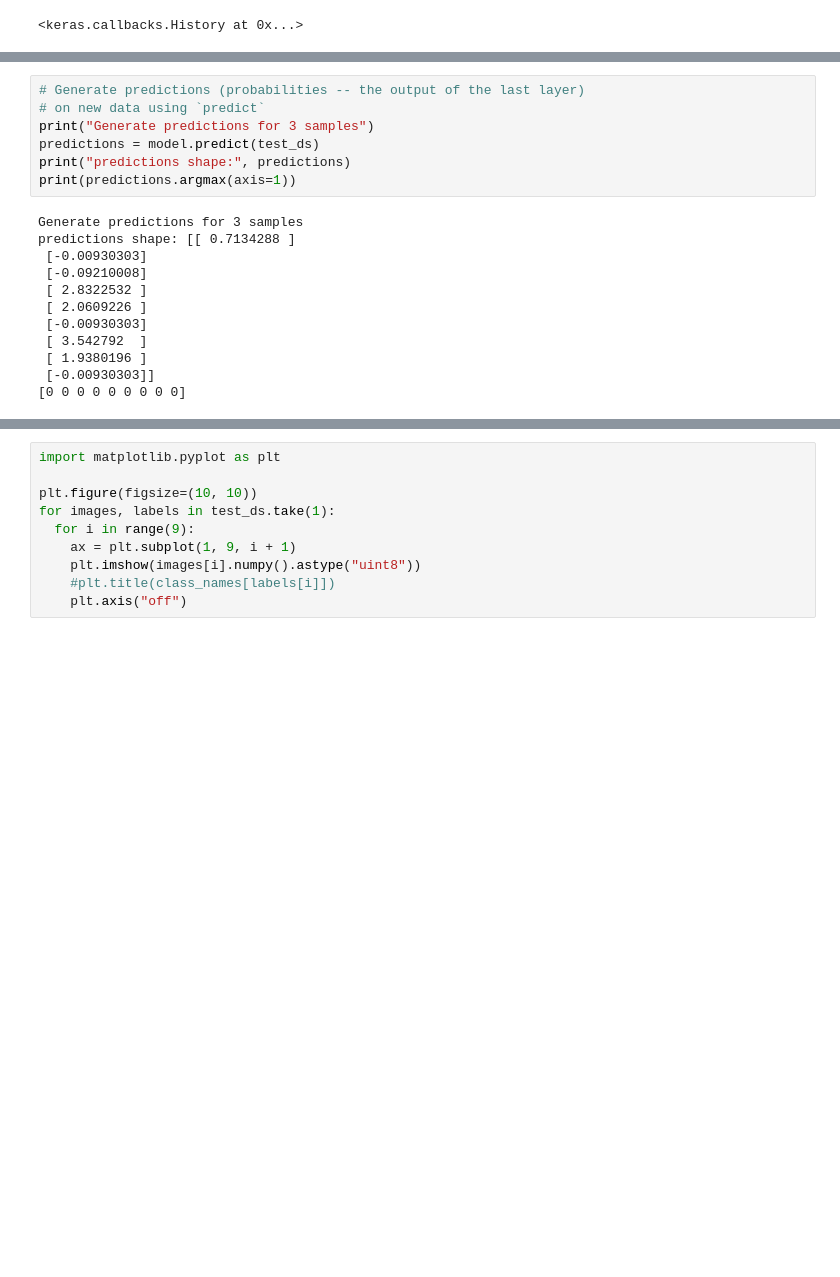
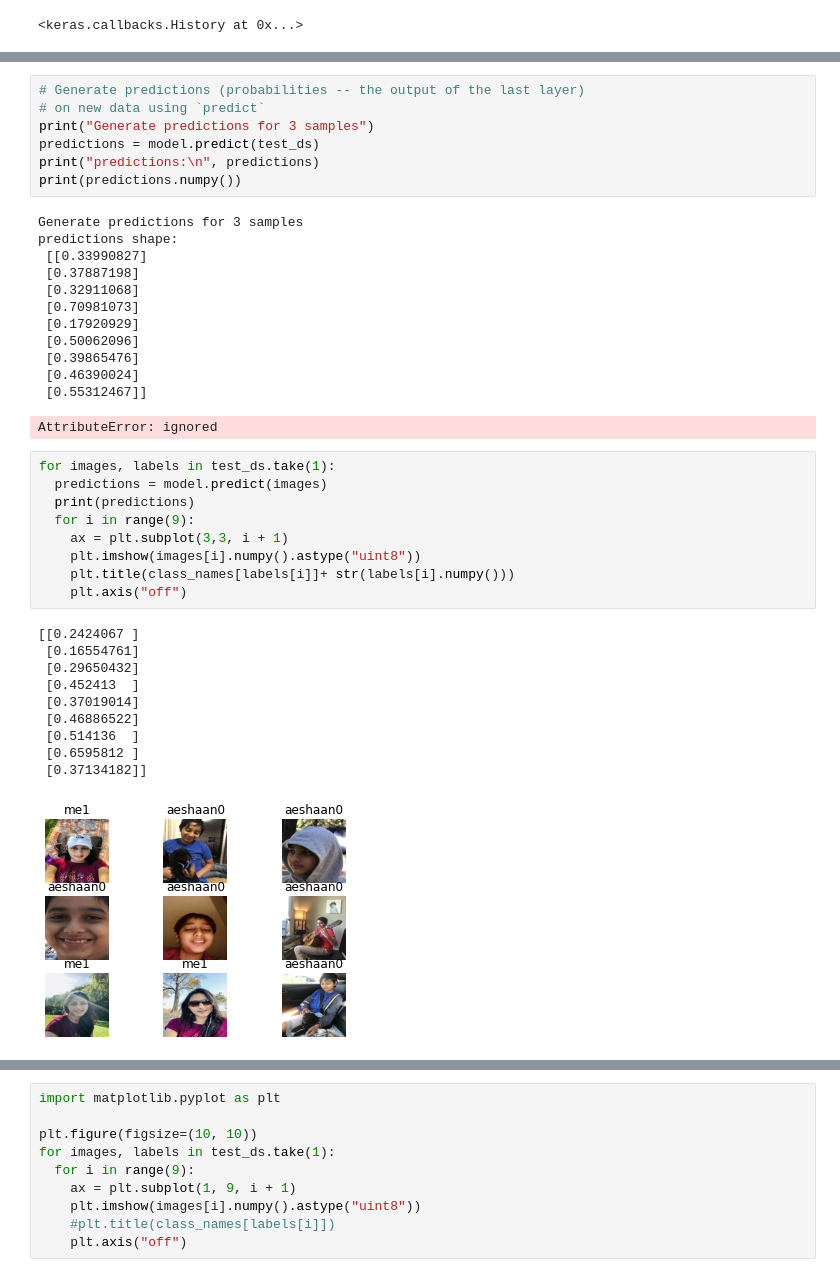
Before and after one commit to hackerinheels/dresser, a Jupyter notebook: us2.ipynb, the cells around one changed output, grey strips where cells are left out. Drawn from its saved outputs; the diff is of its cells as text; blank space fills up the shorter version.

```diff
--- a/us2.ipynb
+++ b/us2.ipynb
@@ -159,17 +185,38 @@ test loss, test acc: [0.5459194779396057, 0.7777777910232544]
 # on new data using `predict`
 print("Generate predictions for 3 samples")
 predictions = model.predict(test_ds)
-print("predictions shape:", predictions)
-print(predictions.argmax(axis=1))
+print("predictions:\n", predictions)
+print(predictions.numpy())
 # %% [output]
 Generate predictions for 3 samples
-predictions shape: [[ 0.7134288 ]
- [-0.00930303]
- [-0.09210008]
- [ 2.8322532 ]
- [ 2.0609226 ]
- [-0.00930303]
- [ 3.542792  ]
- [ 1.9380196 ]
- [-0.00930303]]
-[0 0 0 0 0 0 0 0 0]
+predictions shape:
+ [[0.33990827]
+ [0.37887198]
+ [0.32911068]
+ [0.70981073]
+ [0.17920929]
+ [0.50062096]
+ [0.39865476]
+ [0.46390024]
+ [0.55312467]]
+AttributeError: ignored
+# %%
+for images, labels in test_ds.take(1):
+  predictions = model.predict(images)
+  print(predictions)
+  for i in range(9):
+    ax = plt.subplot(3,3, i + 1)
+    plt.imshow(images[i].numpy().astype("uint8"))
+    plt.title(class_names[labels[i]]+ str(labels[i].numpy()))
+    plt.axis("off")
+# %% [output]
+[[0.2424067 ]
+ [0.16554761]
+ [0.29650432]
+ [0.452413  ]
+ [0.37019014]
+ [0.46886522]
+ [0.514136  ]
+ [0.6595812 ]
+ [0.37134182]]
+[figure, added]
```
Also changed, not shown: parts of 5 cells of this notebook.
